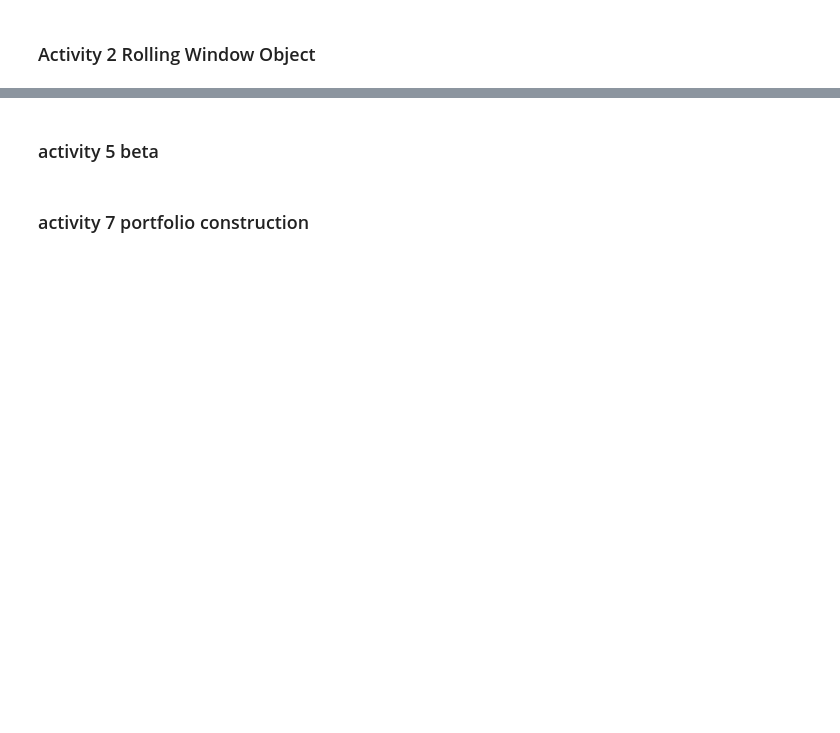
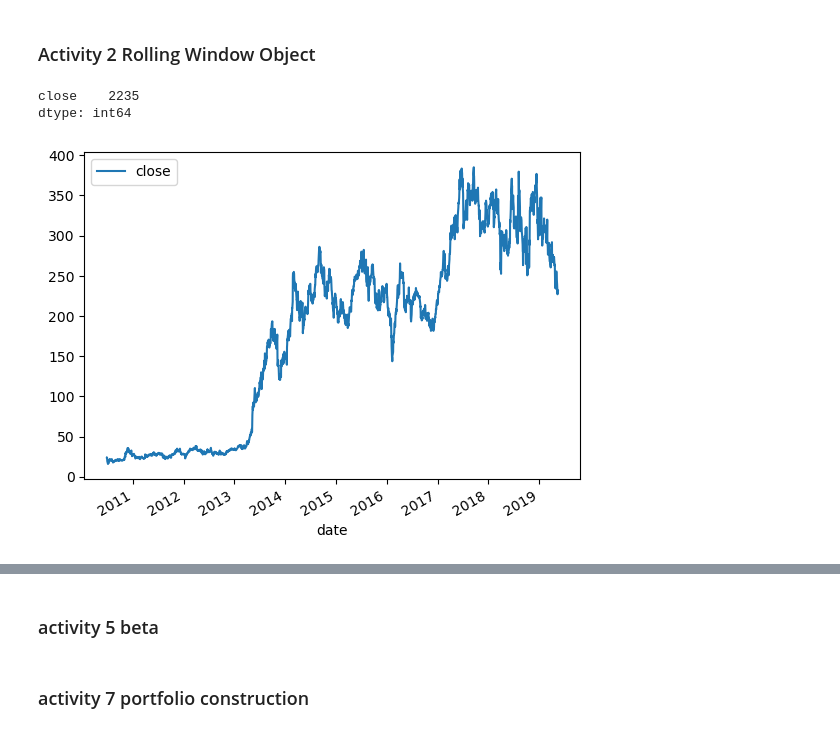
Before and after one commit to softmaxhuanchen/pandas, a Jupyter notebook: pandas-part3-live/pandas-part3.ipynb, the cells around one changed output, grey strips where cells are left out. Saved outputs shown, nothing was run; the diff lists cells and outputs as text; code cells hidden in the pictures; blank space fills up the shorter version.

```diff
--- a/pandas-part3-live/pandas-part3.ipynb
+++ b/pandas-part3-live/pandas-part3.ipynb
@@ -48,0 +122,7 @@ tsla_df.head()
+# %%
+tsla_df.plot()
+tsla_df.count()
+# %% [output]
+close    2235
+dtype: int64
+[figure, added]
```
Also changed, not shown: parts of 15 cells of this notebook.
